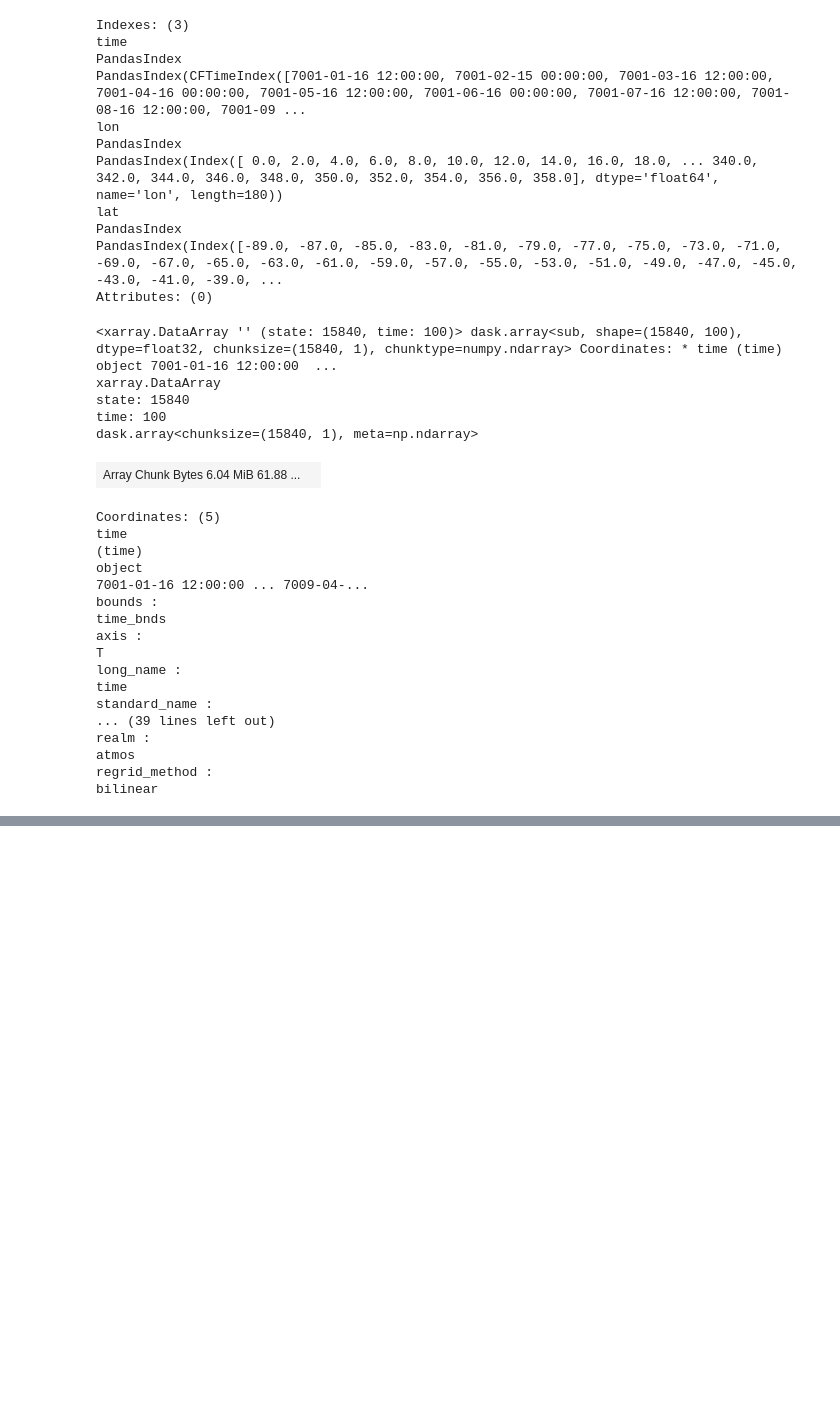
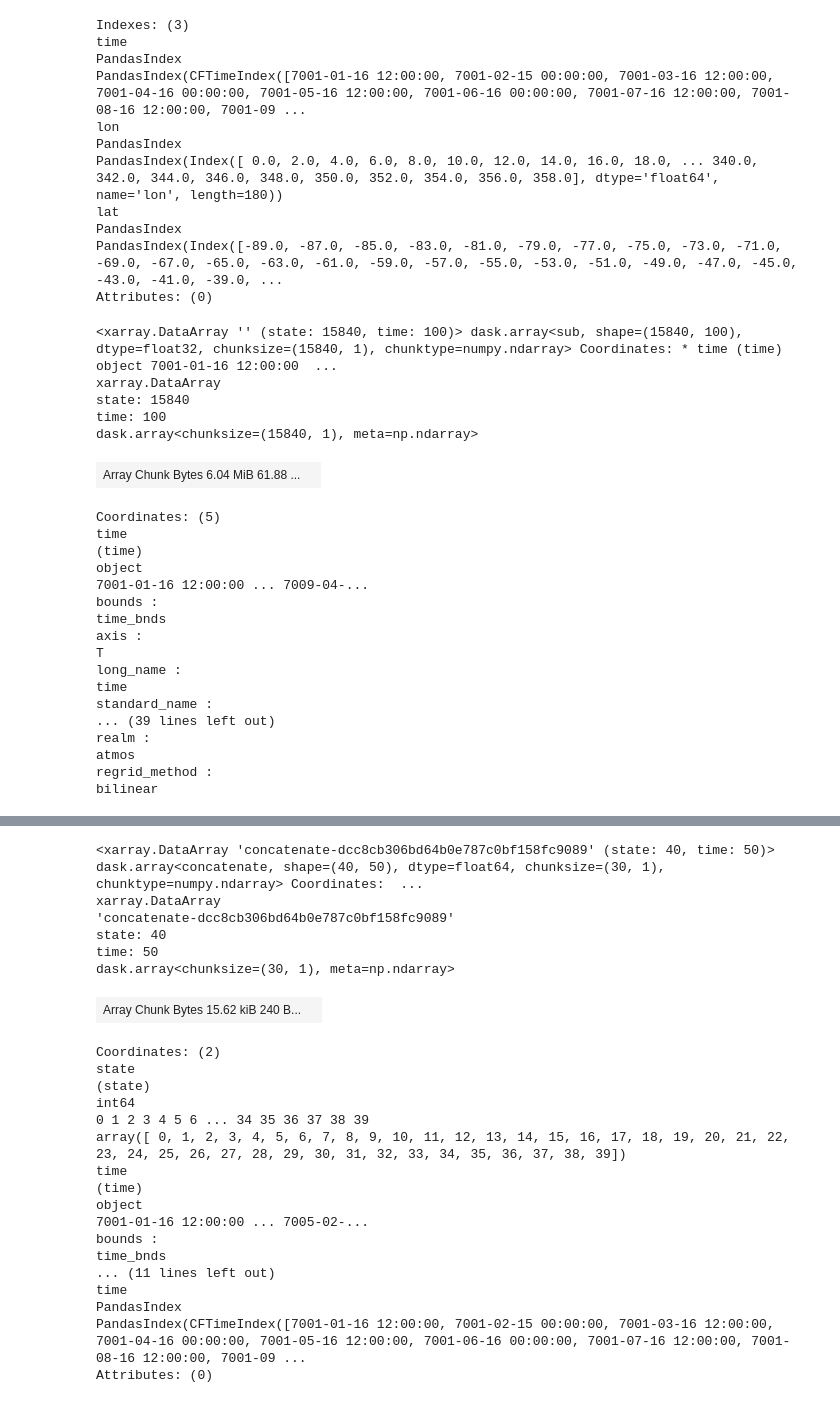
Before and after one commit to DominikStiller/uw-enspred, a Jupyter notebook: project/notebooks/test_eof.ipynb, the cells around one changed output, grey strips where cells are left out. Drawn from its saved outputs; the diff is of its cells as text; code cells hidden in the pictures; blank space fills up the shorter version.

```diff
--- a/project/notebooks/test_eof.ipynb
+++ b/project/notebooks/test_eof.ipynb
@@ -264,0 +218,27 @@ Attributes: (0)
+# %%
+xr.DataArray(x, coords=dict(state=np.arange(x.shape[0]), time=data.time))
+# %% [output]
+<xarray.DataArray 'concatenate-dcc8cb306bd64b0e787c0bf158fc9089' (state: 40, time: 50)> dask.array<concatenate, shape=(40, 50), dtype=float64, chunksize=(30, 1), chunktype=numpy.ndarray> Coordinates:  ...
+xarray.DataArray
+'concatenate-dcc8cb306bd64b0e787c0bf158fc9089'
+state: 40
+time: 50
+dask.array<chunksize=(30, 1), meta=np.ndarray>
+| Array Chunk Bytes 15.62 kiB 240 B... |  |
+Coordinates: (2)
+state
+(state)
+int64
+0 1 2 3 4 5 6 ... 34 35 36 37 38 39
+array([ 0, 1, 2, 3, 4, 5, 6, 7, 8, 9, 10, 11, 12, 13, 14, 15, 16, 17, 18, 19, 20, 21, 22, 23, 24, 25, 26, 27, 28, 29, 30, 31, 32, 33, 34, 35, 36, 37, 38, 39])
+time
+(time)
+object
+7001-01-16 12:00:00 ... 7005-02-...
+bounds :
+time_bnds
+... (11 lines left out)
+time
+PandasIndex
+PandasIndex(CFTimeIndex([7001-01-16 12:00:00, 7001-02-15 00:00:00, 7001-03-16 12:00:00, 7001-04-16 00:00:00, 7001-05-16 12:00:00, 7001-06-16 00:00:00, 7001-07-16 12:00:00, 7001-08-16 12:00:00, 7001-09 ...
+Attributes: (0)
```
Also changed, not shown: parts of 9 cells of this notebook, 3 other files.
